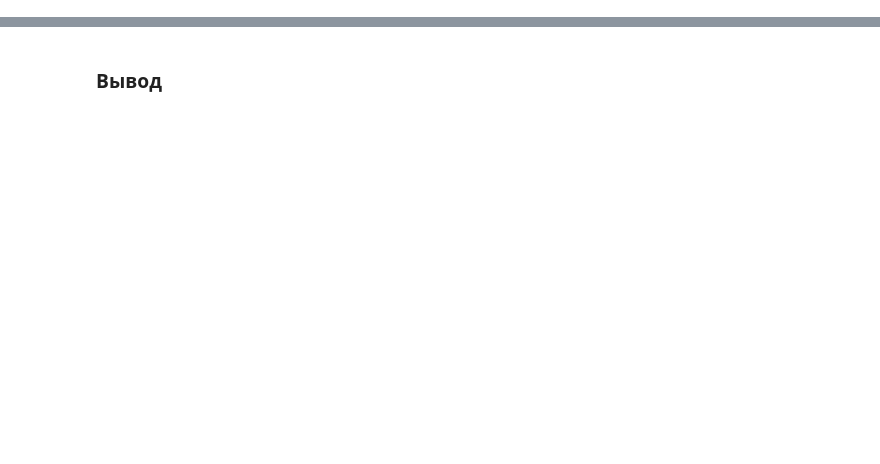
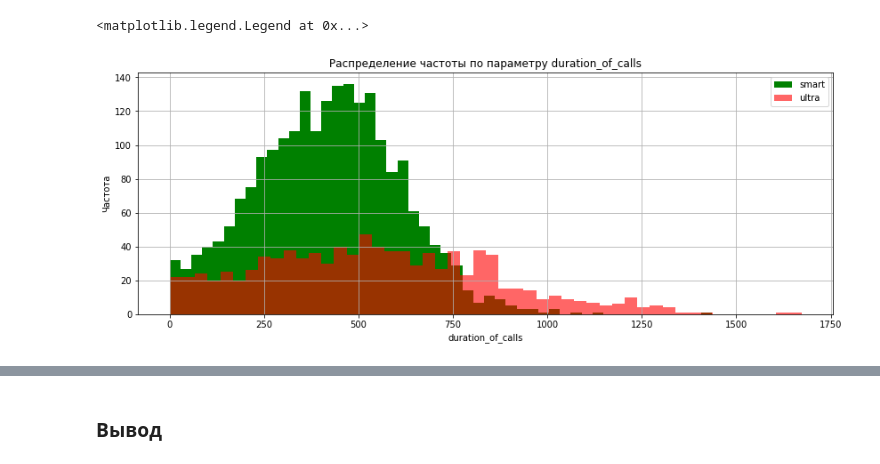
Before and after one commit to VladislaVladimir/PracticumByYandex, a Jupyter notebook: 4_study_project/mobile_tarifs.ipynb, the cells around one changed output, grey strips where cells are left out. Cells and saved outputs as stored; diff of their text form; code cells hidden in the pictures; blank space fills up the shorter version.

```diff
--- a/4_study_project/mobile_tarifs.ipynb
+++ b/4_study_project/mobile_tarifs.ipynb
@@ -62,0 +438,17 @@ dtype: int64
+# %%
+smart_call = big_set[big_set['tariff']=='smart']['duration_of_calls'] #выделим отдельный датасет с продолжительностью звонков smart
+ultra_call = big_set[big_set['tariff']=='ultra']['duration_of_calls'] #выделим отдельный датасет с продолжительностью звонков ultra
+# %%
+plt.figure(figsize=(14, 5))
+
+
+smart_call.hist( bins = 50,  color='green', label = 'smart')
+ultra_call.hist( bins = 50, color='red', alpha=0.6, label = 'ultra')
+
+plt.title('Распределение частоты по параметру duration_of_calls')
+plt.xlabel('duration_of_calls')
+plt.ylabel('Частота')
+plt.legend()
+# %% [output]
+<matplotlib.legend.Legend at 0x...>
+[figure, added]
```
Also changed, not shown: parts of 275 cells of this notebook.
